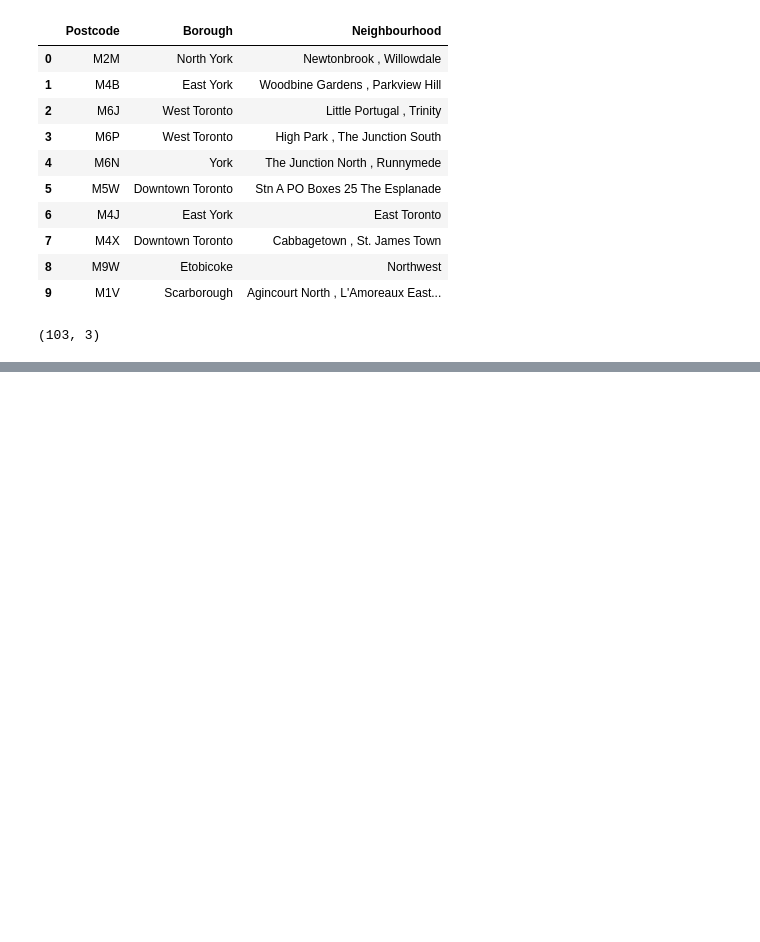
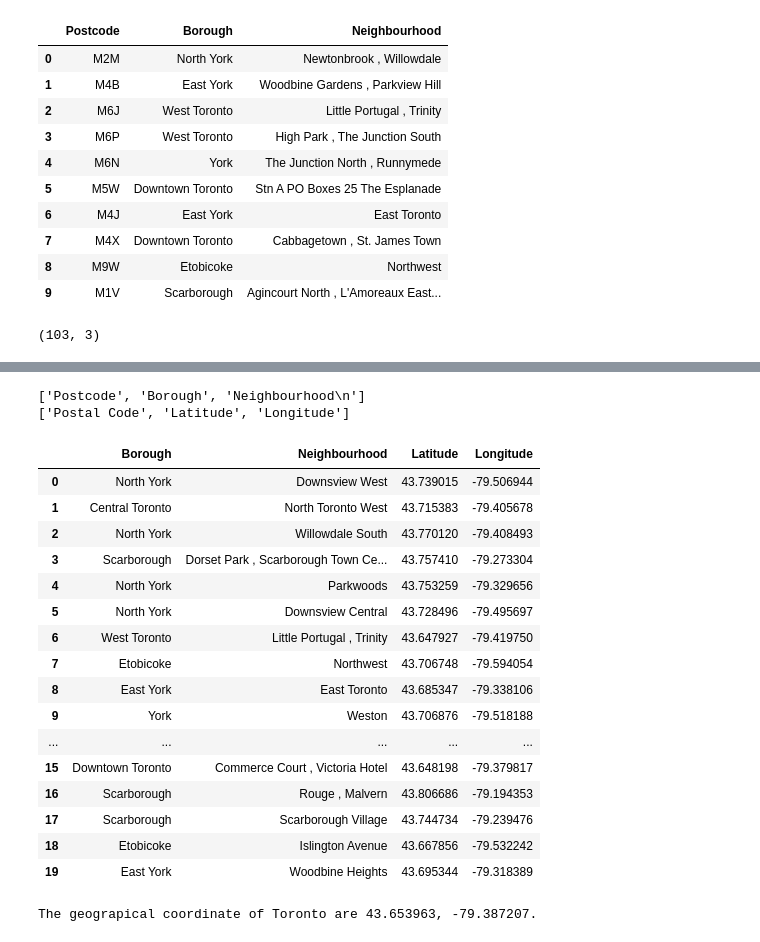
Before and after one commit to roandrade46/Coursera_Capstone, a Jupyter notebook: Segmenting and Clustering Neighborhoods in Toronto.ipynb, the cells around one changed output, grey strips where cells are left out. Cells and saved outputs as stored; diff of their text form; code cells hidden in the pictures; blank space fills up the shorter version.

```diff
--- a/Segmenting and Clustering Neighborhoods in Toronto.ipynb
+++ b/Segmenting and Clustering Neighborhoods in Toronto.ipynb
@@ -157,3 +157,7 @@ df.head(10)
 print(df.shape)
 # %% [output]
 (103, 3)
+# %%
+url2="http://cocl.us/Geospatial_data"
+geo_data=pd.read_csv(url2)
+geo_data.head(10)
@@ -159,0 +176,27 @@ print(df.shape)
+# %%
+print(list(df))
+print(list(geo_data))
+
+full_table = df.set_index('Postcode').join(geo_data.set_index('Postal Code'))
+full_table = full_table.sample(frac=1).reset_index(drop=True)
+full_table.head(20)
+# %% [output]
+['Postcode', 'Borough', 'Neighbourhood\n']
+['Postal Code', 'Latitude', 'Longitude']
+|  | Borough | Neighbourhood | Latitude | Longitude |
+| 0 | North York | Downsview West | 43.739015 | -79.506944 |
+| 1 | Central Toronto | North Toronto West | 43.715383 | -79.405678 |
+| 2 | North York | Willowdale South | 43.770120 | -79.408493 |
+| 3 | Scarborough | Dorset Park , Scarborough Town Ce... | 43.757410 | -79.273304 |
+| 4 | North York | Parkwoods | 43.753259 | -79.329656 |
+| 5 | North York | Downsview Central | 43.728496 | -79.495697 |
+| 6 | West Toronto | Little Portugal , Trinity | 43.647927 | -79.419750 |
+| 7 | Etobicoke | Northwest | 43.706748 | -79.594054 |
+| 8 | East York | East Toronto | 43.685347 | -79.338106 |
+| 9 | York | Weston | 43.706876 | -79.518188 |
+| ... | ... | ... | ... | ... |
+| 15 | Downtown Toronto | Commerce Court , Victoria Hotel | 43.648198 | -79.379817 |
+| 16 | Scarborough | Rouge , Malvern | 43.806686 | -79.194353 |
+| 17 | Scarborough | Scarborough Village | 43.744734 | -79.239476 |
+| 18 | Etobicoke | Islington Avenue | 43.667856 | -79.532242 |
+| 19 | East York | Woodbine Heights | 43.695344 | -79.318389 |
@@ -159,0 +211,10 @@ print(df.shape)
+# %%
+address = 'Toronto'
+
+geolocator = Nominatim()
+location = geolocator.geocode(address)
+latitude = location.latitude
+longitude = location.longitude
+print('The geograpical coordinate of Toronto are {}, {}.'.format(latitude, longitude))
+# %% [output]
+The geograpical coordinate of Toronto are 43.653963, -79.387207.
```
Also changed, not shown: parts of 3 cells of this notebook.
